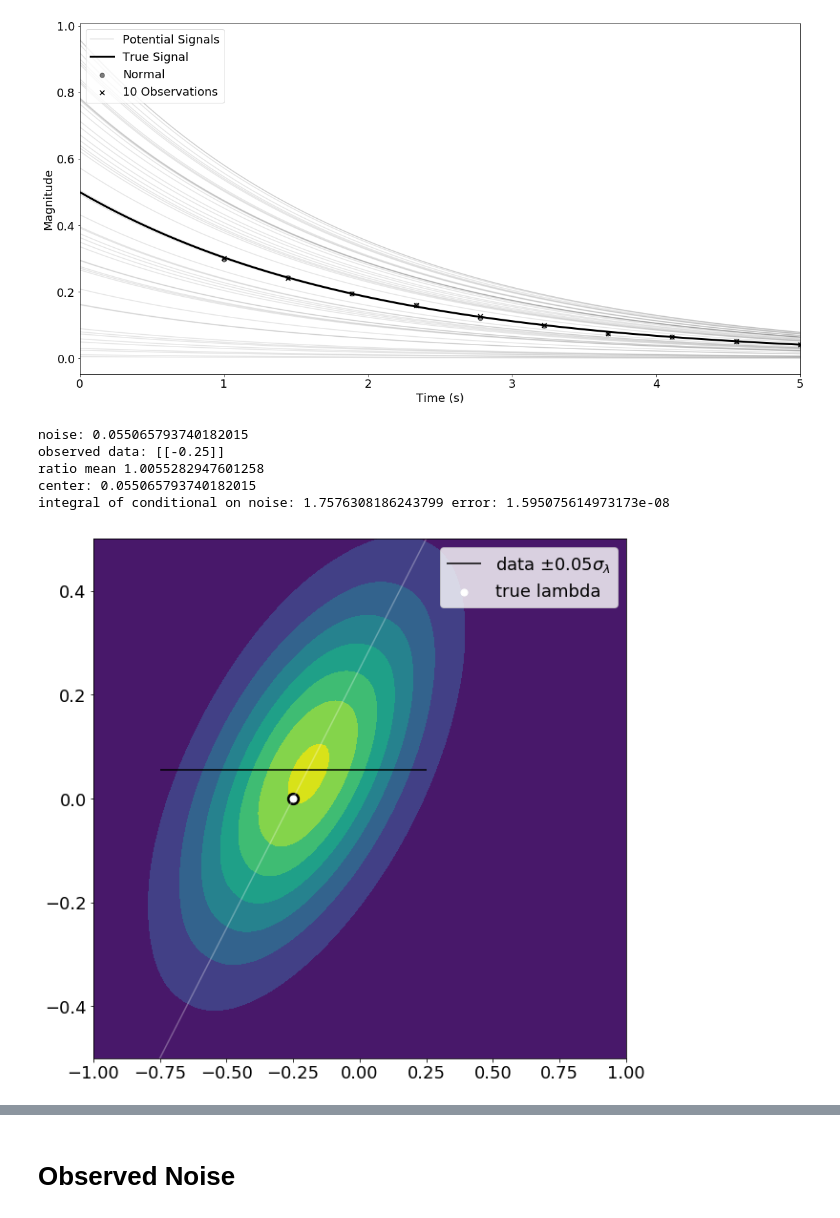
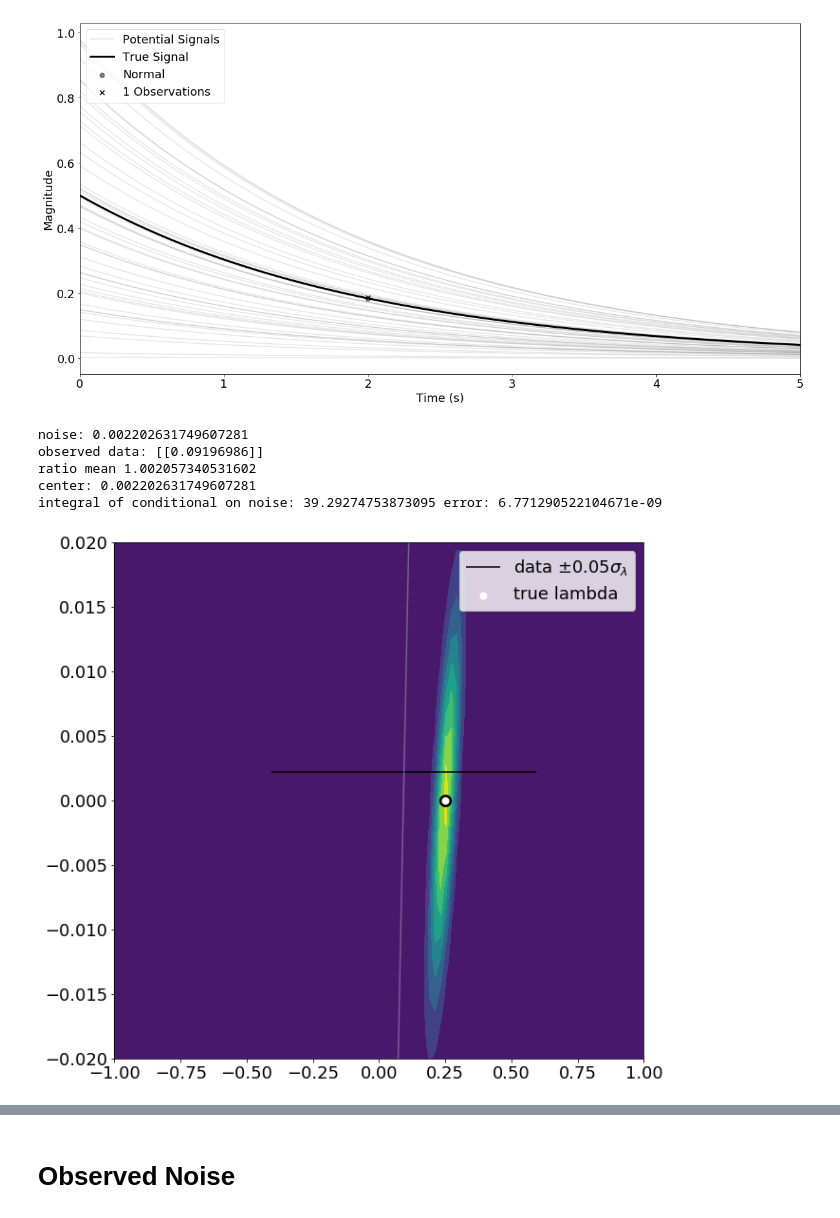
Before and after one commit to mpilosov/ConsistentBayes, a Jupyter notebook: examples/1D_example.ipynb, the cells around one changed output, grey strips where cells are left out. Cells and saved outputs as stored; diff of their text form; code cells hidden in the pictures.

```diff
--- a/examples/1D_example.ipynb
+++ b/examples/1D_example.ipynb
@@ -60,14 +60,14 @@ def makemodel(t):
     def model(lam = np.array([[0.5, 0.0]]) ):
         QoI = lam[:,0].reshape(-1,1)*np.exp(-0.5*t) - lam[:,1].reshape(-1,1)
         if QoI.shape[0] == 1:
-            return QoI.ravel() # this allows support for simpler 1D plotting.
+            return QoI.reshape(-1,1) # this allows support for simpler 1D plotting.
         else:
             return QoI
     return model
 
 ##### FIXED PARAMETERS - DEFINE YOUR EXPERIMENT #####
-num_observations = 10 # how many observations are you able to make?
-start_time = 1
+num_observations = 1 # how many observations are you able to make?
+start_time = 2
 end_time = 5
 ####
 
@@ -121,20 +121,20 @@ else:
 # plt.savefig(summary_save_str)
 plt.show()
 # %% [output]
-[figure, old version]
+[figure, new version]
 # %%
-data_std = 0.25
+data_std = 0.01
 prior_std = 0.5
 
 N = 20000
 M = 1
 
-lam = -0.25
+lam = 0.25
 ns = 100
 np.random.seed(227) #7146
 noise = np.random.randn()*data_std
 lam_true = np.array([lam, 0.0]).reshape(1,-1)
-model = id_model
+model = ed_model
 obs_data = model(lam_true) + 0*noise
 
 center = noise # noise | obs_data | lam # FOR Y AXIS
@@ -191,38 +191,42 @@ def eval_updated(x):
 post_eval = eval_updated(eval_points).reshape(ns,ns)
 
 # eval_points
 plt.figure(figsize=(10,10))
 plt.contourf(L,E,post_eval, vmin=0, vmax=None)
 # plt.vlines(obs_data[0],-.5, .5,alpha=0.5)
 # plt.vlines(0,-.5, .5,alpha=0.5)
 plt.hlines(noise, -prior_std + obs_data, prior_std + obs_data, label='data $\pm 0.05\sigma_\lambda$')
 plt.scatter([lam],[0*noise], color='black', s=150)
 plt.scatter([lam],[0*noise], color='white', s=50, label='true lambda')
 # plt.scatter(accepted_inputs[:,0], accepted_inputs[:,1])
 plt.legend()
 
 # plt.scatter(o[:,0], o[:,1])
-plt.plot([-2*data_std+obs_data[0][0],2*data_std+obs_data[0][0]], [-2*data_std,2*data_std], 'white', alpha=0.3)
+try:
+    plt.plot([-2*data_std+obs_data[0][0],2*data_std+obs_data[0][0]], [-2*data_std,2*data_std], 'white', alpha=0.3)
+except IndexError:
+    plt.plot([-2*data_std+obs_data,2*data_std+obs_data], [-2*data_std,2*data_std], 'white', alpha=0.3)
+
 # plt.axis('equal')
 # plt.savefig('ZZtestpost.png')]
 
 def conditionalY(x, fixy = noise):
     return eval_updated(np.array([[x, fixy]]))
 
 def conditionalX(y, fixx = lam):
     return eval_updated(np.array([[fixx, y]]))
 
 
 I = quad(conditionalY, -1, 1, args=noise)
 # I = quad(conditionalX, -2*data_std, 2*data_std, args=lam-1E-8)
 
 print('integral of conditional on noise:', I[0], 'error:', I[1])
 plt.show()
 # %% [output]
-noise: 0.055065793740182015
-observed data: [[-0.25]]
-ratio mean 1.0055282947601258
-center: 0.055065793740182015
-integral of conditional on noise: 1.7576308186243799 error: 1.595075614973173e-08
+noise: 0.002202631749607281
+observed data: [[0.09196986]]
+ratio mean 1.002057340531602
+center: 0.002202631749607281
+integral of conditional on noise: 39.29274753873095 error: 6.771290522104671e-09
-[figure, old version]
+[figure, new version]
 # %%
```
Also changed, not shown: parts of 5 cells of this notebook.
